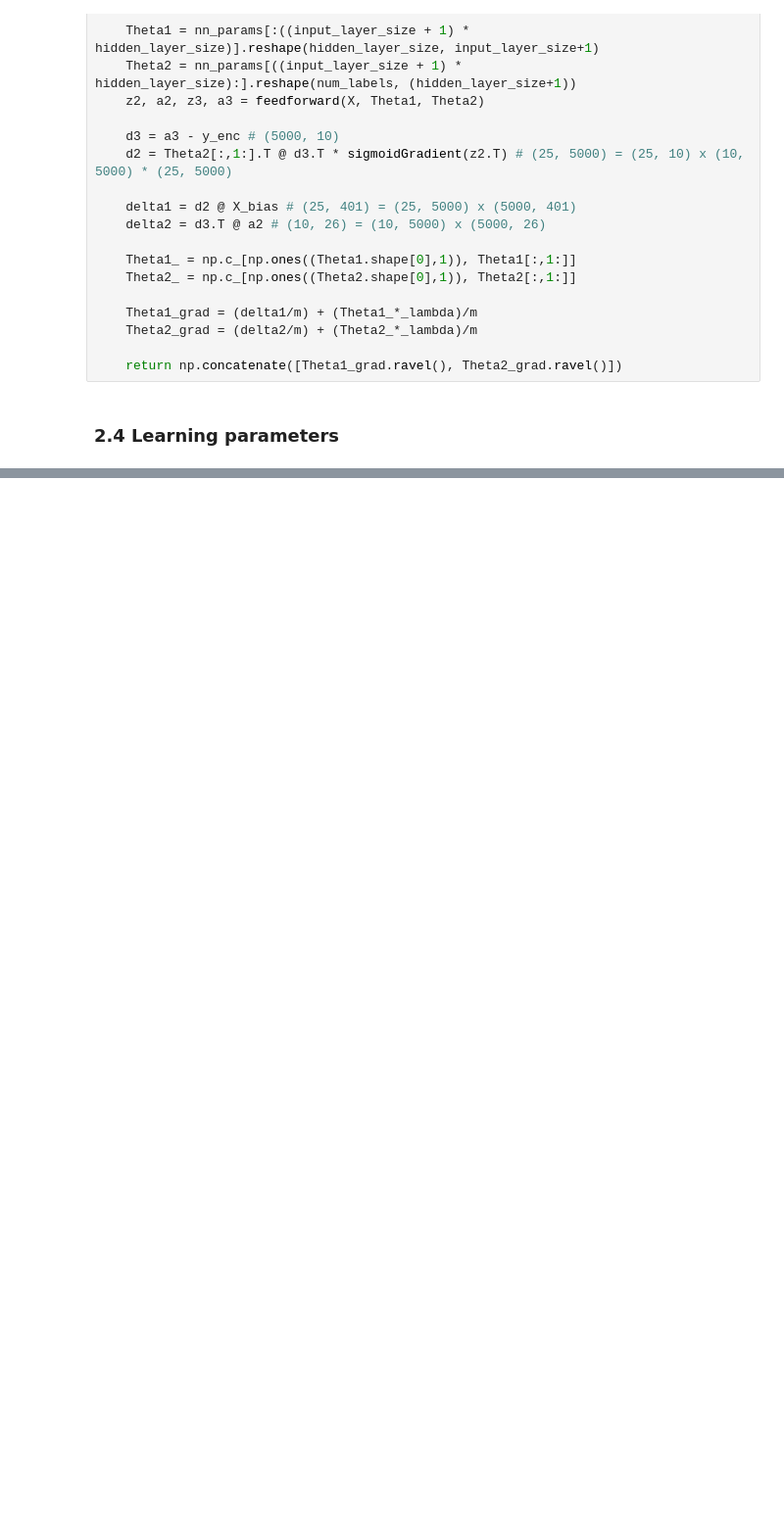
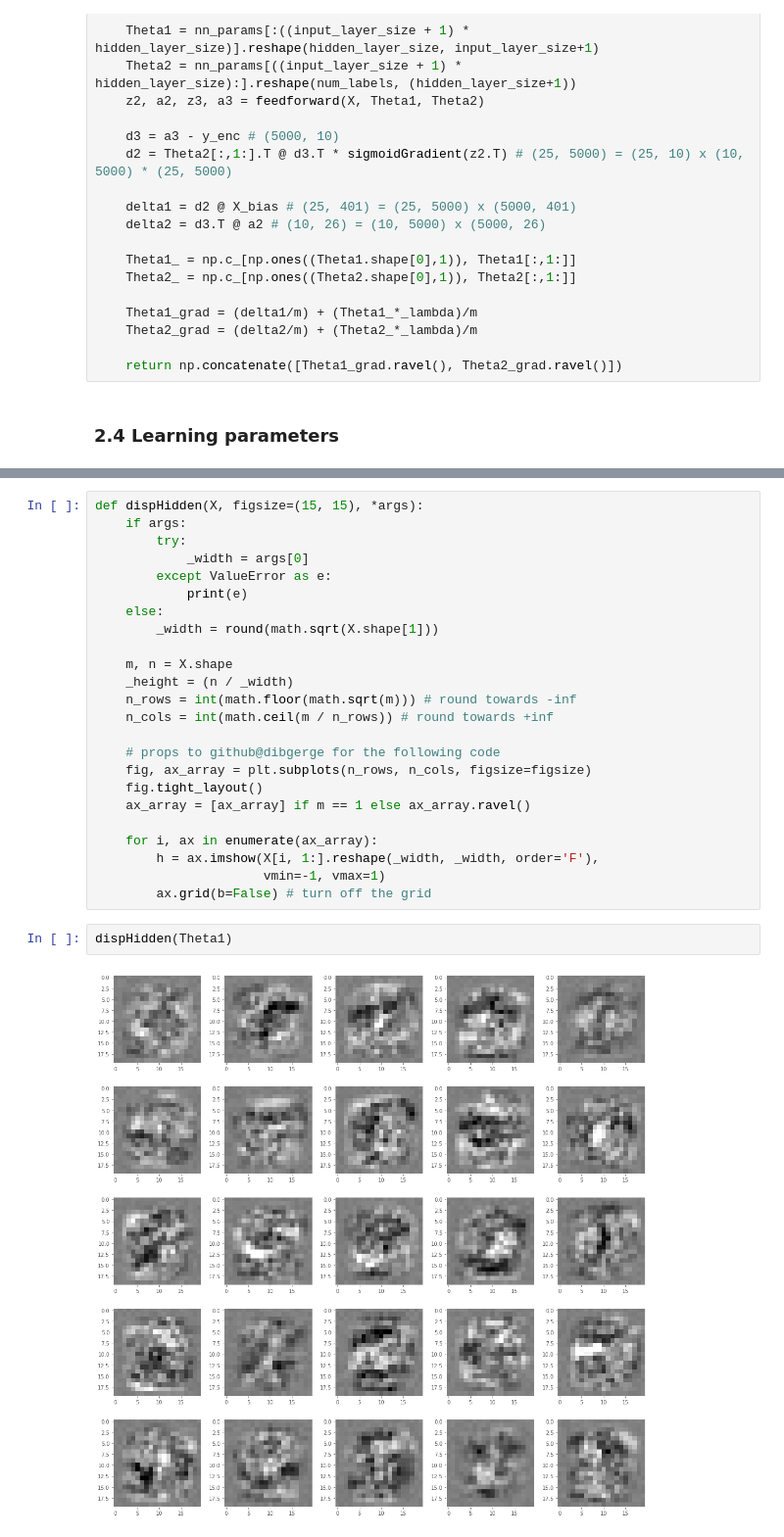
Before and after one commit to akapet00/andrew-ng-coursera-ml, a Jupyter notebook: ex4-neural-networks-learning/ex4.ipynb, the cells around one changed output, grey strips where cells are left out. Shown at 98% size. Saved outputs shown, nothing was run; the diff lists cells and outputs as text; blank space fills up the shorter version.

```diff
--- a/ex4-neural-networks-learning/ex4.ipynb
+++ b/ex4-neural-networks-learning/ex4.ipynb
@@ -364,0 +390,28 @@ opt_history
+# %%
+def dispHidden(X, figsize=(15, 15), *args):
+    if args:
+        try:
+            _width = args[0]
+        except ValueError as e:
+            print(e)
+    else:
+        _width = round(math.sqrt(X.shape[1]))
+
+    m, n = X.shape
+    _height = (n / _width)
+    n_rows = int(math.floor(math.sqrt(m))) # round towards -inf
+    n_cols = int(math.ceil(m / n_rows)) # round towards +inf
+
+    # props to github@dibgerge for the following code
+    fig, ax_array = plt.subplots(n_rows, n_cols, figsize=figsize)
+    fig.tight_layout()
+    ax_array = [ax_array] if m == 1 else ax_array.ravel()
+
+    for i, ax in enumerate(ax_array):
+        h = ax.imshow(X[i, 1:].reshape(_width, _width, order='F'),
+                      vmin=-1, vmax=1)
+        ax.grid(b=False) # turn off the grid
+# %%
+dispHidden(Theta1)
+# %% [output]
+[figure, added]
```
Also changed, not shown: parts of 11 cells of this notebook.
